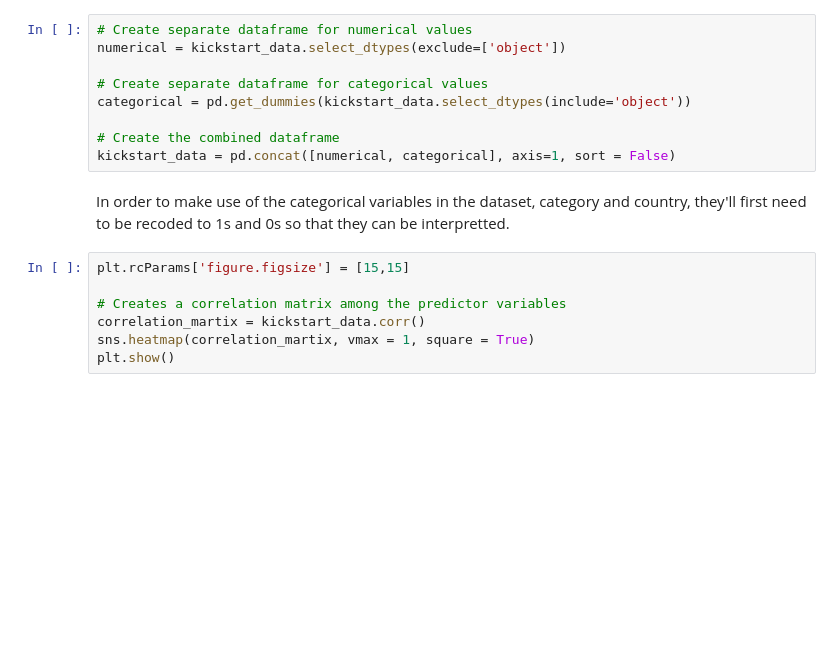
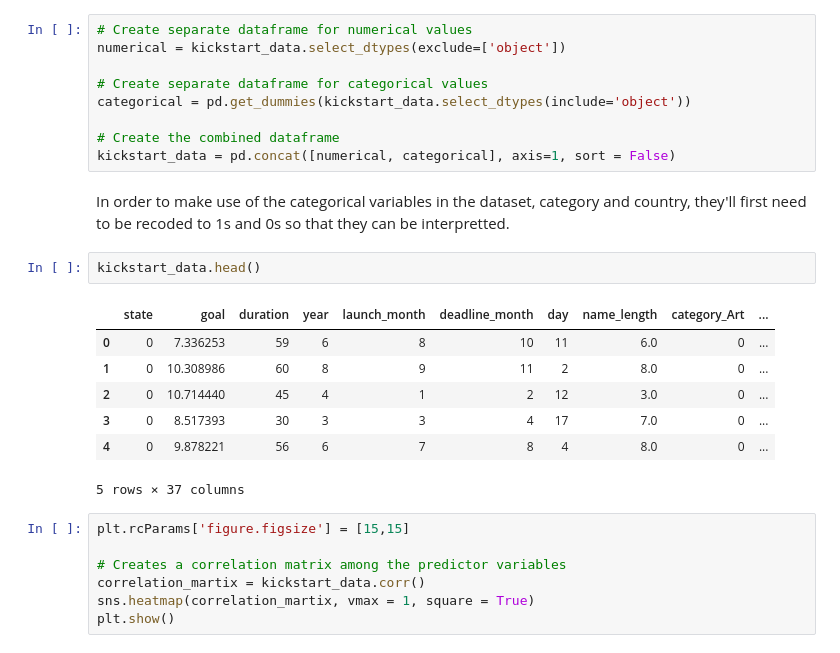
Before and after one commit to mhuh22/Thinkful, a Jupyter notebook: Bootcamp/Unit 3/Lesson 7 - Capstone/Predicting The Outcome of Kickstarter Projects.ipynb, the cells around one changed output. Cells and saved outputs as stored; diff of their text form; blank space fills up the shorter version.

```diff
--- a/Bootcamp/Unit 3/Lesson 7 - Capstone/Predicting The Outcome of Kickstarter Projects.ipynb
+++ b/Bootcamp/Unit 3/Lesson 7 - Capstone/Predicting The Outcome of Kickstarter Projects.ipynb
@@ -408,6 +456,16 @@ categorical = pd.get_dummies(kickstart_data.select_dtypes(include='object'))
 kickstart_data = pd.concat([numerical, categorical], axis=1, sort = False)
 # %% [markdown]
 In order to make use of the categorical variables in the dataset, category and country, they'll first need to be recoded to 1s and 0s so that they can be interpretted.
+# %%
+kickstart_data.head()
+# %% [output]
+|  | state | goal | duration | year | launch_month | deadline_month | day | name_length | category_Art | ... |
+| 0 | 0 | 7.336253 | 59 | 6 | 8 | 10 | 11 | 6.0 | 0 | ... |
+| 1 | 0 | 10.308986 | 60 | 8 | 9 | 11 | 2 | 8.0 | 0 | ... |
+| 2 | 0 | 10.714440 | 45 | 4 | 1 | 2 | 12 | 3.0 | 0 | ... |
+| 3 | 0 | 8.517393 | 30 | 3 | 3 | 4 | 17 | 7.0 | 0 | ... |
+| 4 | 0 | 9.878221 | 56 | 6 | 7 | 8 | 4 | 8.0 | 0 | ... |
+5 rows × 37 columns
 # %%
 plt.rcParams['figure.figsize'] = [15,15]
 
```
Also changed, not shown: parts of 31 cells of this notebook.
